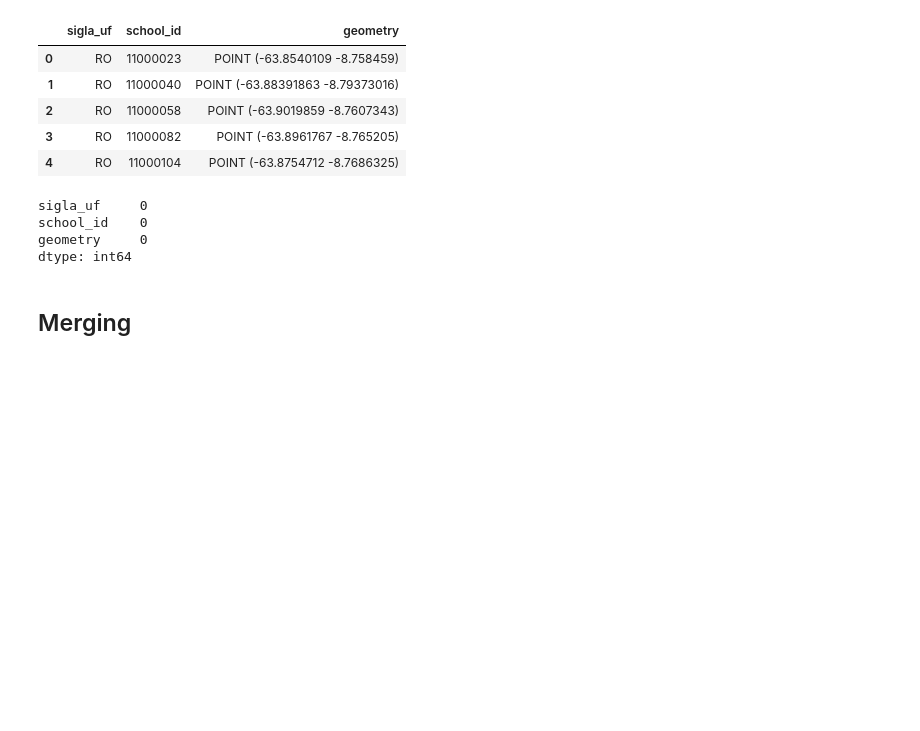
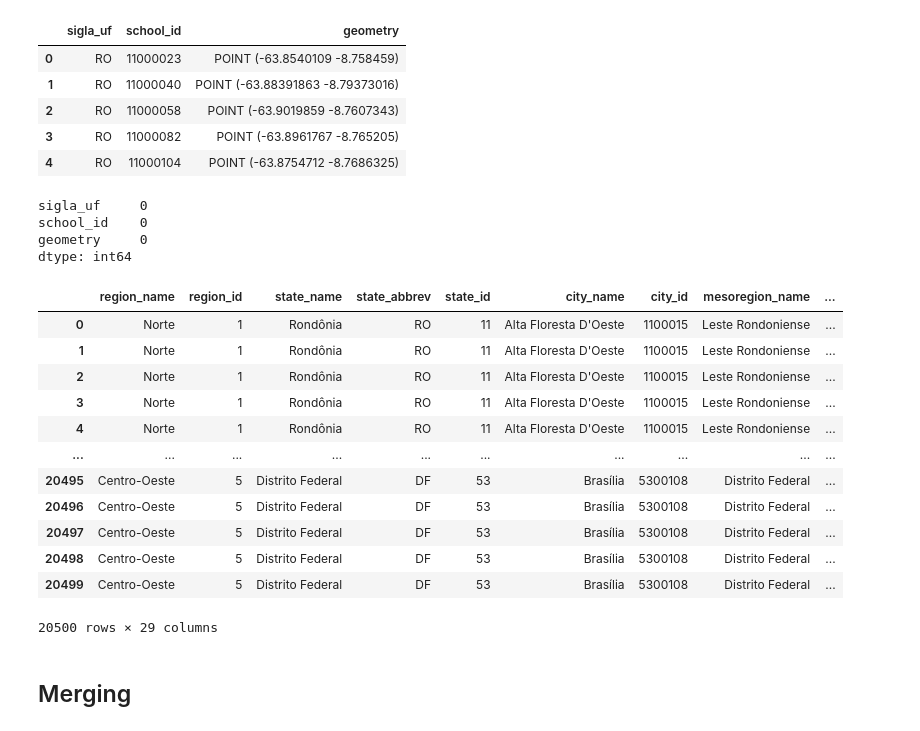
Before and after one commit to felipehlvo/access_to_education_map, a Jupyter notebook: notebooks/Building Basic Dataset.ipynb, the cells around one changed output. Drawn from its saved outputs; the diff is of its cells as text; code cells hidden in the pictures; blank space fills up the shorter version.

```diff
--- a/notebooks/Building Basic Dataset.ipynb
+++ b/notebooks/Building Basic Dataset.ipynb
@@ -413,5 +437,21 @@ sigla_uf     0
 school_id    0
 geometry     0
 dtype: int64
+# %%
+school_census_df
+# %% [output]
+|  | region_name | region_id | state_name | state_abbrev | state_id | city_name | city_id | mesoregion_name | ... |
+| 0 | Norte | 1 | Rondônia | RO | 11 | Alta Floresta D'Oeste | 1100015 | Leste Rondoniense | ... |
+| 1 | Norte | 1 | Rondônia | RO | 11 | Alta Floresta D'Oeste | 1100015 | Leste Rondoniense | ... |
+| 2 | Norte | 1 | Rondônia | RO | 11 | Alta Floresta D'Oeste | 1100015 | Leste Rondoniense | ... |
+| 3 | Norte | 1 | Rondônia | RO | 11 | Alta Floresta D'Oeste | 1100015 | Leste Rondoniense | ... |
+| 4 | Norte | 1 | Rondônia | RO | 11 | Alta Floresta D'Oeste | 1100015 | Leste Rondoniense | ... |
+| ... | ... | ... | ... | ... | ... | ... | ... | ... | ... |
+| 20495 | Centro-Oeste | 5 | Distrito Federal | DF | 53 | Brasília | 5300108 | Distrito Federal | ... |
+| 20496 | Centro-Oeste | 5 | Distrito Federal | DF | 53 | Brasília | 5300108 | Distrito Federal | ... |
+| 20497 | Centro-Oeste | 5 | Distrito Federal | DF | 53 | Brasília | 5300108 | Distrito Federal | ... |
+| 20498 | Centro-Oeste | 5 | Distrito Federal | DF | 53 | Brasília | 5300108 | Distrito Federal | ... |
+| 20499 | Centro-Oeste | 5 | Distrito Federal | DF | 53 | Brasília | 5300108 | Distrito Federal | ... |
+20500 rows × 29 columns
 # %% [markdown]
 ## Merging
```
Also changed, not shown: parts of 13 cells of this notebook, 3 other files.
